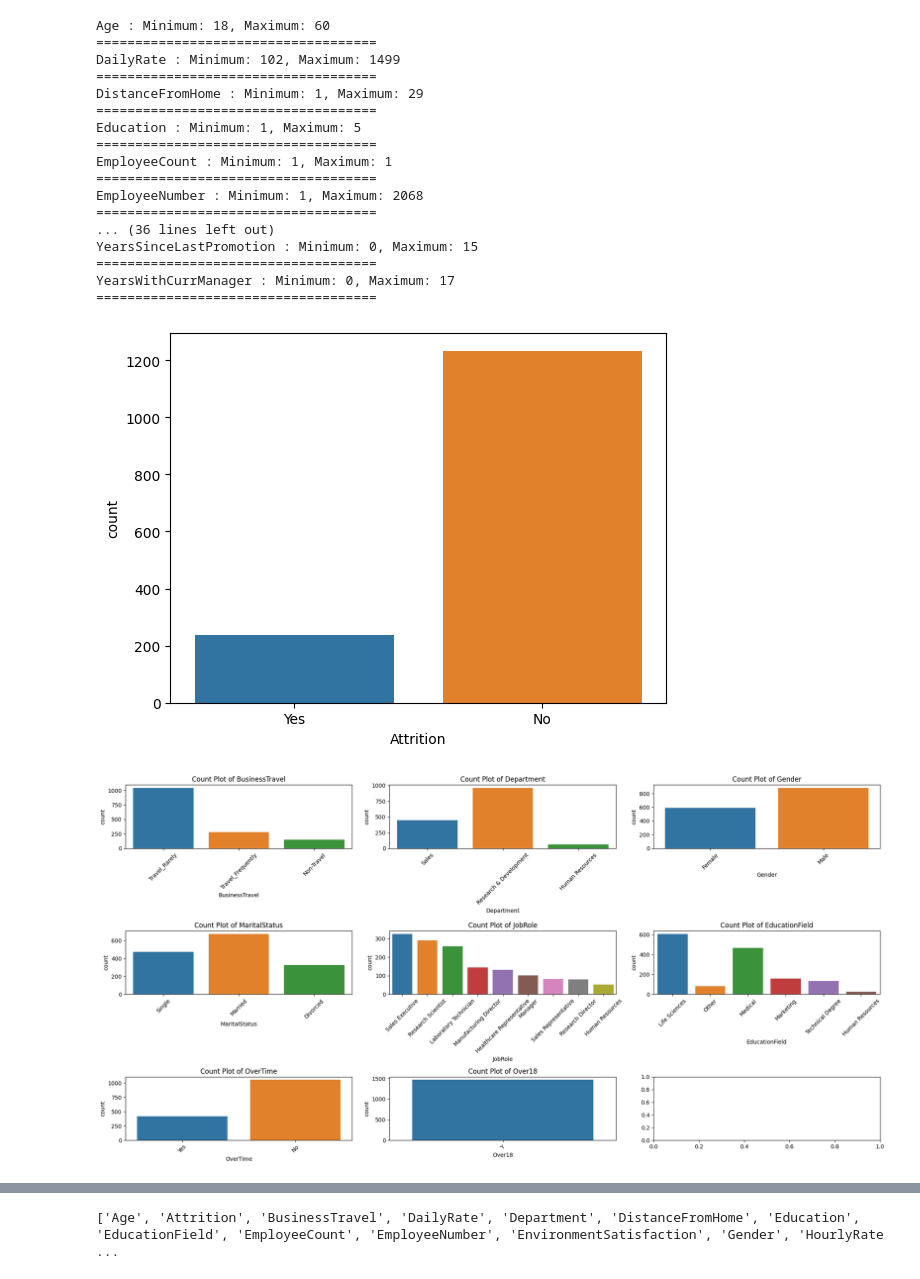
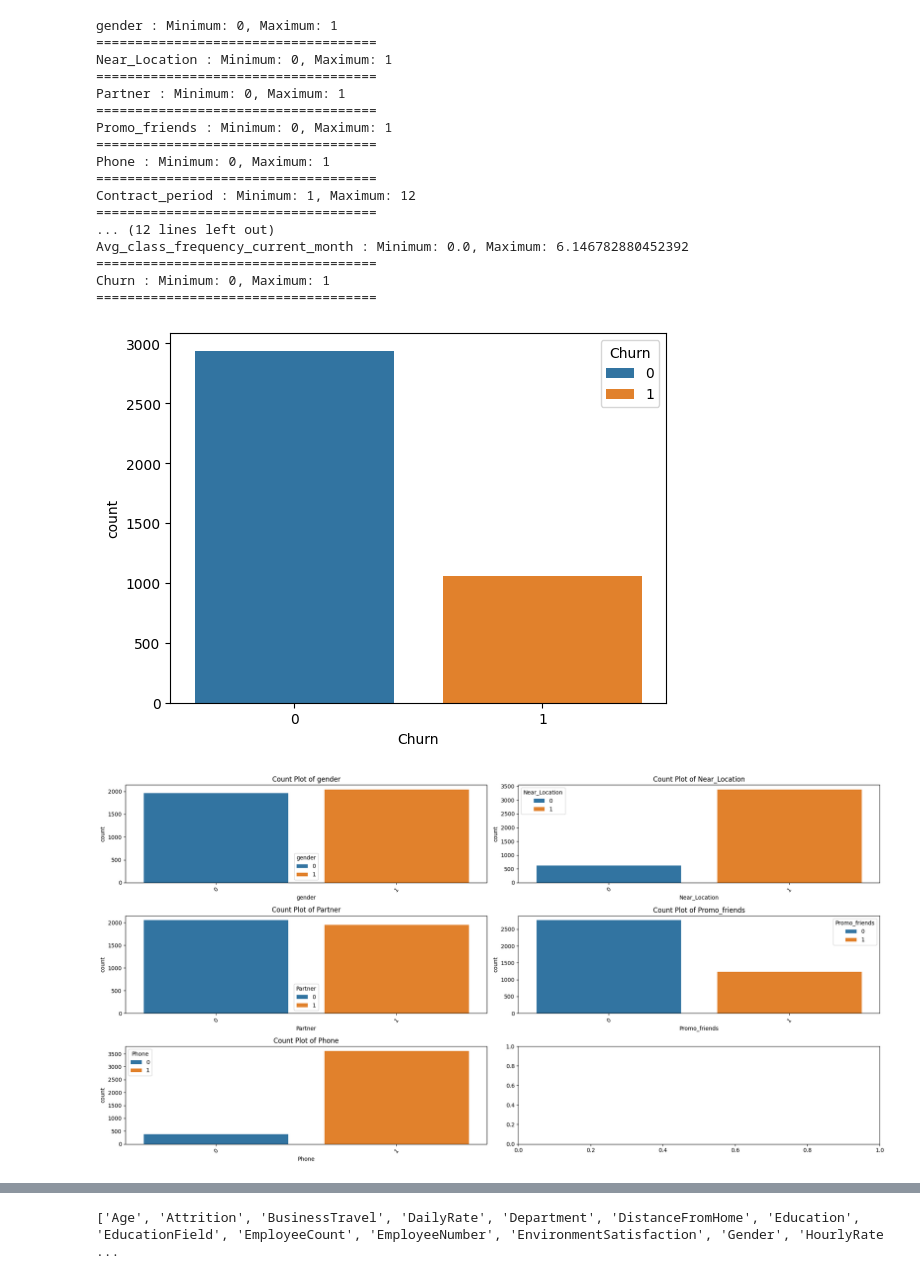
Before and after one commit to NK991118/SKN14-2nd-4Team, a Jupyter notebook: MoonSangHee/EDA.ipynb, the cells around one changed output, grey strips where cells are left out. Drawn from its saved outputs; the diff is of its cells as text; code cells hidden in the pictures.

```diff
--- a/MoonSangHee/EDA.ipynb
+++ b/MoonSangHee/EDA.ipynb
@@ -87,6 +7,6 @@ import pandas as pd
 import matplotlib.pyplot as plt
 import seaborn as sns
 # %%
-data = pd.read_csv('./data/HR_Employee_Attrition.csv')
+data = pd.read_csv('./data/gym_churn_us.csv')
 data.head()
 # %% [output]
@@ -133,8 +50,0 @@ memory usage: 402.1+ KB
-# %%
-object_col = []
-for column in data.columns:
-    if data[column].dtype == object: # and len(data[column].unique()) <= 30:
-        object_col.append(column)
-        print(f"{column} : {data[column].unique()}")
-        print(data[column].value_counts())
-        print("====================================")
@@ -189,22 +81,22 @@ for column in data.columns:
         cont_col.append(column)
         print("====================================")
 # %% [output]
-Age : Minimum: 18, Maximum: 60
+gender : Minimum: 0, Maximum: 1
 ====================================
-DailyRate : Minimum: 102, Maximum: 1499
+Near_Location : Minimum: 0, Maximum: 1
 ====================================
-DistanceFromHome : Minimum: 1, Maximum: 29
+Partner : Minimum: 0, Maximum: 1
 ====================================
-Education : Minimum: 1, Maximum: 5
+Promo_friends : Minimum: 0, Maximum: 1
 ====================================
-EmployeeCount : Minimum: 1, Maximum: 1
+Phone : Minimum: 0, Maximum: 1
 ====================================
-EmployeeNumber : Minimum: 1, Maximum: 2068
+Contract_period : Minimum: 1, Maximum: 12
 ====================================
-... (36 lines left out)
-YearsSinceLastPromotion : Minimum: 0, Maximum: 15
+... (12 lines left out)
+Avg_class_frequency_current_month : Minimum: 0.0, Maximum: 6.146782880452392
 ====================================
-YearsWithCurrManager : Minimum: 0, Maximum: 17
+Churn : Minimum: 0, Maximum: 1
 ====================================
 # %%
 custom_colors = [
@@ -219,22 +111,22 @@ custom_colors = [
     '#bcbd22'   # 연두/올리브
 ]
 # %%
-sns.countplot(x='Attrition', data=data, hue = 'Attrition', palette=custom_colors[:2])
+sns.countplot(x='Churn', data=data, hue = 'Churn', palette=custom_colors[:2])
 plt.show()
 # %% [output]
-[figure, old version]
+[figure, new version]
 # %%
-fig, axes = plt.subplots(3, 3, figsize=(20, 10))
+fig, axes = plt.subplots(3, 2, figsize=(20, 10))
 axes = axes.flatten()
-columns = ['BusinessTravel', 'Department', 'Gender', 'MaritalStatus', 'JobRole', 'EducationField', 'OverTime', 'Over18']
+columns = ['gender', 'Near_Location', 'Partner', 'Promo_friends', 'Phone']
 
 for i, column in enumerate(columns):
     sns.countplot(data=data, x=column, ax=axes[i], hue = column, palette=custom_colors)
     axes[i].set_title(f'Count Plot of {column}')
     axes[i].tick_params(axis='x', rotation=45)  # Rotate x-labels if needed
 
 plt.tight_layout()
 plt.show()
 # %% [output]
-[figure, old version]
+[figure, new version]
 # %%
```
Also changed, not shown: parts of 16 cells of this notebook, 12 other files.
